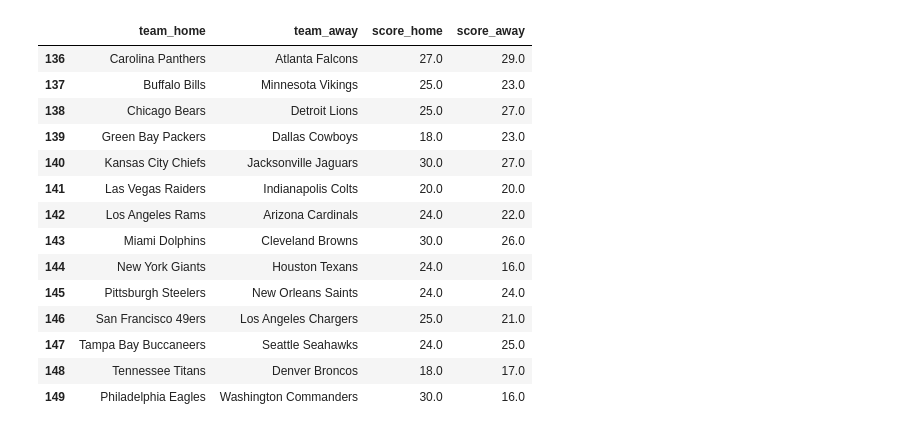
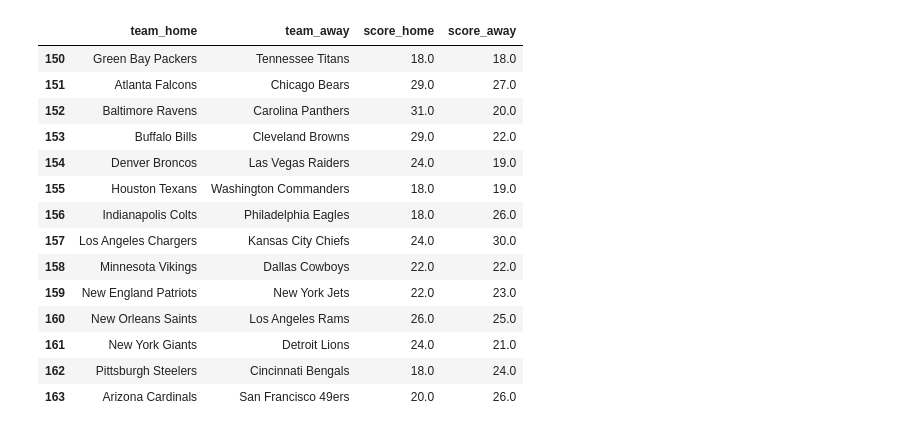
Before and after one commit to AggieSportsAnalytics/OddsMaker, a Jupyter notebook: score-predict.ipynb, the cells around one changed output. Saved outputs shown, nothing was run; the diff lists cells and outputs as text; code cells hidden in the pictures.

```diff
--- a/score-predict.ipynb
+++ b/score-predict.ipynb
@@ -111,20 +111,20 @@ predictions = MO_RFR_clf.predict(X_pred).round()
 uncomp_games[['score_home','score_away']] = predictions
 # %%
 pd.set_option('display.max_columns', None)
-uncomp_games.groupby("schedule_week").get_group(10)[['team_home', 'team_away', 'score_home', 'score_away']]
+uncomp_games.groupby("schedule_week").get_group(11)[['team_home', 'team_away', 'score_home', 'score_away']]
 # %% [output]
 |  | team_home | team_away | score_home | score_away |
-| 136 | Carolina Panthers | Atlanta Falcons | 27.0 | 29.0 |
-| 137 | Buffalo Bills | Minnesota Vikings | 25.0 | 23.0 |
-| 138 | Chicago Bears | Detroit Lions | 25.0 | 27.0 |
-| 139 | Green Bay Packers | Dallas Cowboys | 18.0 | 23.0 |
-| 140 | Kansas City Chiefs | Jacksonville Jaguars | 30.0 | 27.0 |
-| 141 | Las Vegas Raiders | Indianapolis Colts | 20.0 | 20.0 |
-| 142 | Los Angeles Rams | Arizona Cardinals | 24.0 | 22.0 |
-| 143 | Miami Dolphins | Cleveland Browns | 30.0 | 26.0 |
-| 144 | New York Giants | Houston Texans | 24.0 | 16.0 |
-| 145 | Pittsburgh Steelers | New Orleans Saints | 24.0 | 24.0 |
-| 146 | San Francisco 49ers | Los Angeles Chargers | 25.0 | 21.0 |
-| 147 | Tampa Bay Buccaneers | Seattle Seahawks | 24.0 | 25.0 |
-| 148 | Tennessee Titans | Denver Broncos | 18.0 | 17.0 |
-| 149 | Philadelphia Eagles | Washington Commanders | 30.0 | 16.0 |
+| 150 | Green Bay Packers | Tennessee Titans | 18.0 | 18.0 |
+| 151 | Atlanta Falcons | Chicago Bears | 29.0 | 27.0 |
+| 152 | Baltimore Ravens | Carolina Panthers | 31.0 | 20.0 |
+| 153 | Buffalo Bills | Cleveland Browns | 29.0 | 22.0 |
+| 154 | Denver Broncos | Las Vegas Raiders | 24.0 | 19.0 |
+| 155 | Houston Texans | Washington Commanders | 18.0 | 19.0 |
+| 156 | Indianapolis Colts | Philadelphia Eagles | 18.0 | 26.0 |
+| 157 | Los Angeles Chargers | Kansas City Chiefs | 24.0 | 30.0 |
+| 158 | Minnesota Vikings | Dallas Cowboys | 22.0 | 22.0 |
+| 159 | New England Patriots | New York Jets | 22.0 | 23.0 |
+| 160 | New Orleans Saints | Los Angeles Rams | 26.0 | 25.0 |
+| 161 | New York Giants | Detroit Lions | 24.0 | 21.0 |
+| 162 | Pittsburgh Steelers | Cincinnati Bengals | 18.0 | 24.0 |
+| 163 | Arizona Cardinals | San Francisco 49ers | 20.0 | 26.0 |
```
Also changed, not shown: parts of 3 cells of this notebook, 5 other files.
